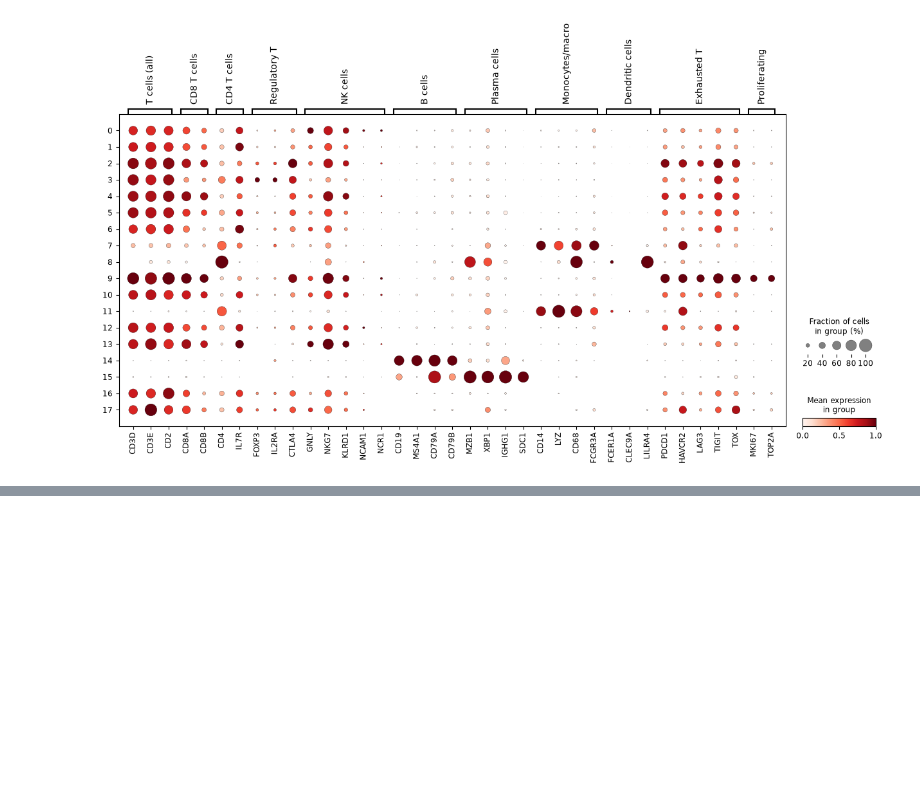
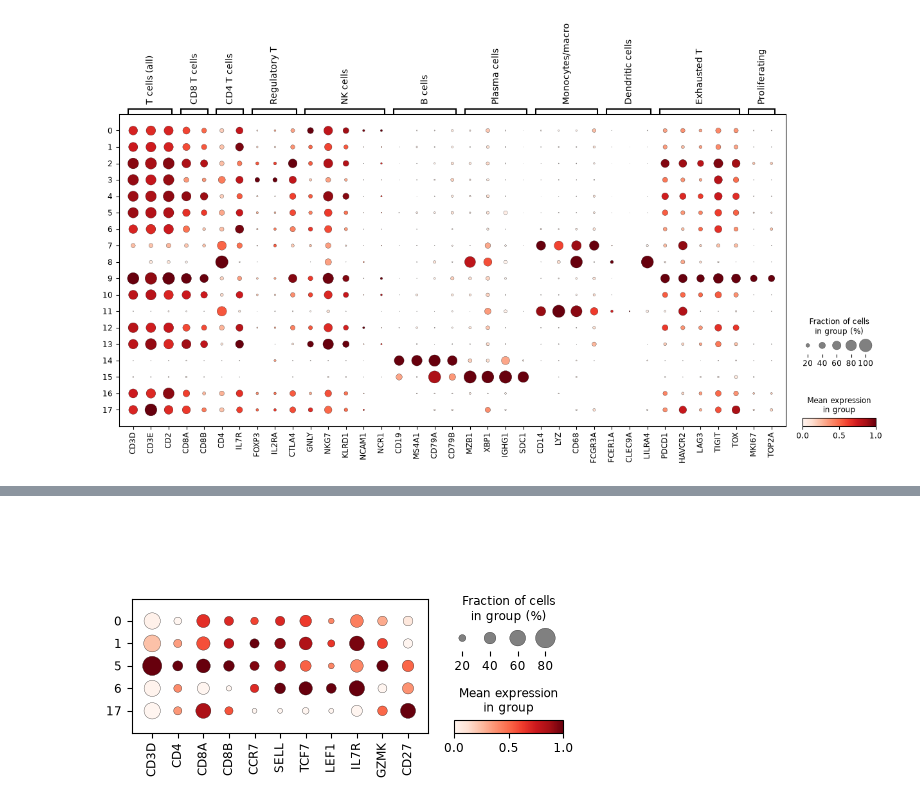
Before and after one commit to ZoeTamar-bio/technion_internship, a Jupyter notebook: 02_Annotation.ipynb, the cells around one changed output, grey strips where cells are left out. Cells and saved outputs as stored; diff of their text form; code cells hidden in the pictures; blank space fills up the shorter version.

```diff
--- a/02_Annotation.ipynb
+++ b/02_Annotation.ipynb
@@ -367,0 +457,11 @@ pd.crosstab(adata.obs["leiden_0.6"], adata.obs["celltypist"])
+# %%
+#The memory T cell cluster is too small so we will try check for additional markers to see if we can resolve this better
+#there is also a very large cluster of T cells that we will try and resolve.
+
+t_bucket = ["0","1","5","6","17"]
+sub = adata[adata.obs["leiden_0.6"].isin(t_bucket)]
+
+sc.pl.dotplot(sub, ["CD3D","CD4","CD8A","CD8B","CCR7","SELL","TCF7","LEF1","IL7R","GZMK","CD27"],
+              groupby="leiden_0.6", standard_scale="var", use_raw=True)
+# %% [output]
+[figure, added]
```
Also changed, not shown: parts of 15 cells of this notebook.
